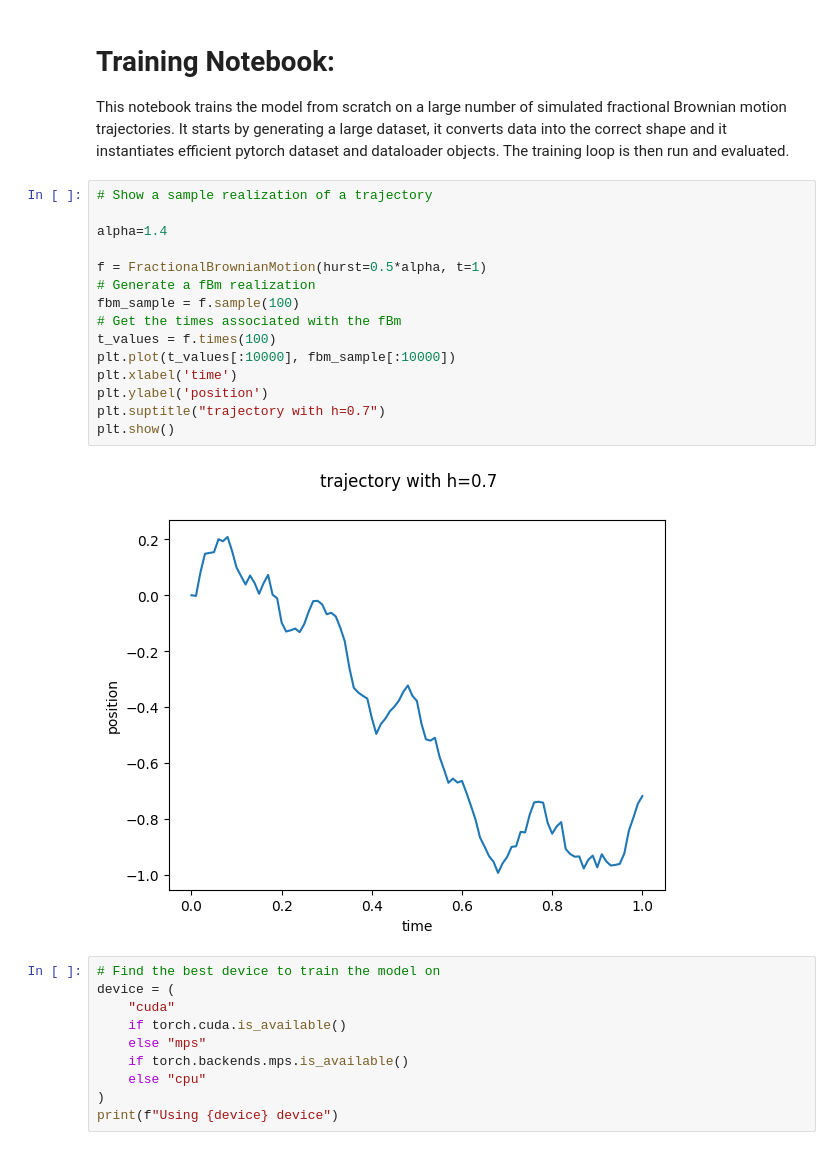
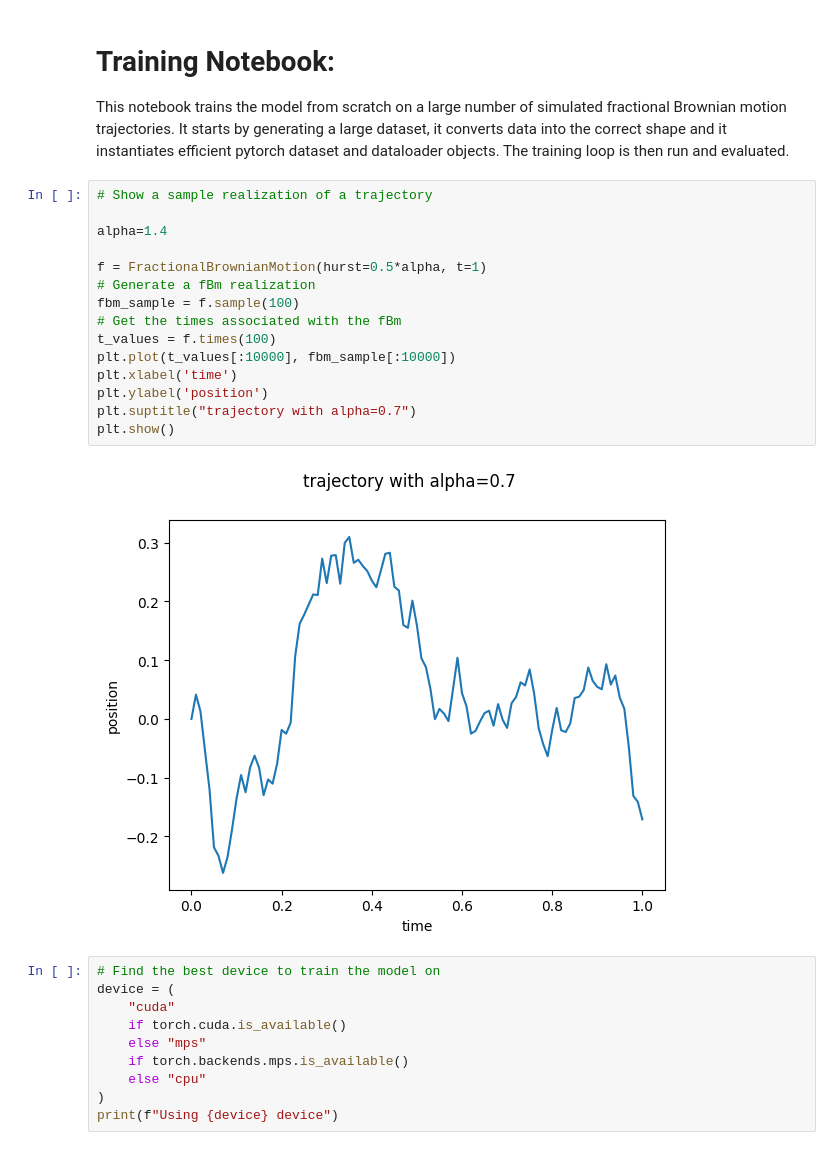
Before and after one commit to matchild/DeepBrownianMotion, a Jupyter notebook: training.ipynb, the cells around one changed output. Drawn from its saved outputs; the diff is of its cells as text.

```diff
--- a/training.ipynb
+++ b/training.ipynb
@@ -10,20 +10,20 @@ This notebook trains the model from scratch on a large number of simulated fract
 # %%
 # Show a sample realization of a trajectory
 
 alpha=1.4
 
 f = FractionalBrownianMotion(hurst=0.5*alpha, t=1)
 # Generate a fBm realization
 fbm_sample = f.sample(100)
 # Get the times associated with the fBm
 t_values = f.times(100)
 plt.plot(t_values[:10000], fbm_sample[:10000])
 plt.xlabel('time')
 plt.ylabel('position')
-plt.suptitle("trajectory with h=0.7")
+plt.suptitle("trajectory with alpha=0.7")
 plt.show()
 # %% [output]
-[figure, old version]
+[figure, new version]
 # %%
 # Find the best device to train the model on
 device = (
```
Also changed, not shown: parts of 3 cells of this notebook, 2 other files.
